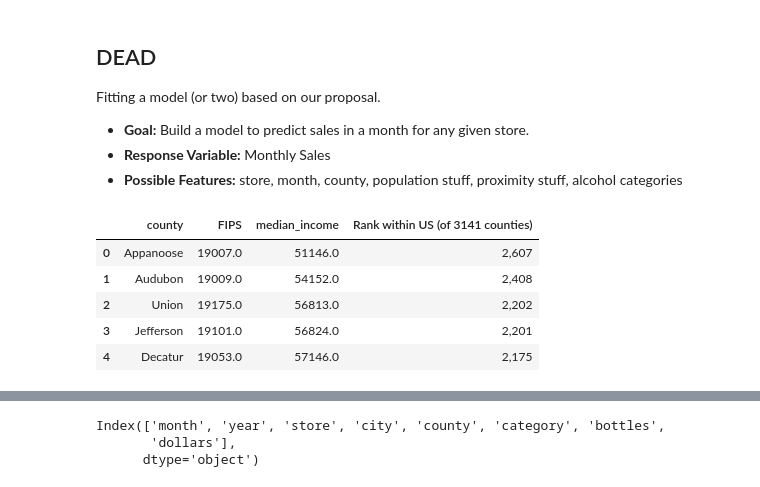
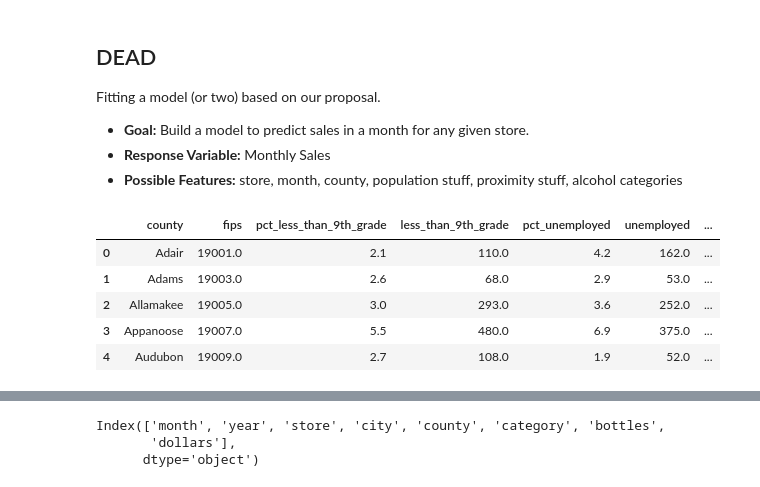
Before and after one commit to nicoleeyee/Data-403-Project-1, a Jupyter notebook: code/dead_model_fitting.ipynb, the cells around one changed output, grey strips where cells are left out. Drawn from its saved outputs; the diff is of its cells as text; code cells hidden in the pictures.

```diff
--- a/code/dead_model_fitting.ipynb
+++ b/code/dead_model_fitting.ipynb
@@ -47,21 +47,46 @@ con.execute(
 """
 )
 prox = con.execute("SELECT * FROM proximity").df()
-# %%
-income = pd.read_csv("../data/HDPulse_data_export.csv")
-
-income["County"] = income["County"].str.replace(r"\s+County$", "", regex=True)
-income.rename(columns={
-    "County": "county",
-    "Value (Dollars)": "median_income"
-}, inplace=True)
-income["median_income"] = income["median_income"].str.replace(",", "").astype(float)
-
-income.head()
-# %% [output]
-|  | county | FIPS | median_income | Rank within US (of 3141 counties) |
-| 0 | Appanoose | 19007.0 | 51146.0 | 2,607 |
-| 1 | Audubon | 19009.0 | 54152.0 | 2,408 |
-| 2 | Union | 19175.0 | 56813.0 | 2,202 |
-| 3 | Jefferson | 19101.0 | 56824.0 | 2,201 |
-| 4 | Decatur | 19053.0 | 57146.0 | 2,175 |
+# %%
+socioeconomic = pd.read_csv("../data/HDPulse_socioeconomic_data.csv")
+
+socioeconomic["County"] = socioeconomic["County"].str.replace(r"\s+County$", "", regex=True)
+socioeconomic.rename(columns={
+    "County": "county",
+    "FIPS": "fips",
+    "% People (Education: Less Than 9th Grade)": "pct_less_than_9th_grade",
+    "People (Education: Less Than 9th Grade)": "less_than_9th_grade",
+    "% People (Unemployed)": "pct_unemployed",
+    "People (Unemployed)": "unemployed",
+    "% People (Below Poverty)": "pct_below_poverty",
+    "People (Below Poverty)": "below_poverty",
+    "% People (<150% Of Poverty)": "pct_below_150pct_poverty",
+    "People (<150% Of Poverty)": "below_150pct_poverty",
+    "% Families (Below Poverty)": "pct_families_below_poverty",
+    "Families (Below Poverty)": "families_below_poverty",
+    "% People (White)": "pct_white",
+    "People (White)": "white",
+    "% People (Hispanic)": "pct_hispanic",
+    "People (Hispanic)": "hispanic",
+    "% People (Foreign Born)": "pct_foreign_born",
+    "People (Foreign Born)": "foreign_born",
+    "% People (Black)": "pct_black",
+    "People (Black)": "black",
+    "% People (API)": "pct_api",
+    "People (API)": "api",
+    "% People (AI/AN)": "pct_aian",
+    "People (AI/AN)": "aian",
+    "% Households (language Isolation)": "pct_language_isolation",
+    "Households (language Isolation)": "language_isolation",
+    "% People(Education: Less Than High School)": "pct_less_than_high_school",
+    "People(Education: Less Than High School)": "less_than_high_school",
+    "% People (Education: At Least Bachelor's Degree)": "pct_at_bachelor_degree"
+}, inplace=True)
+socioeconomic.head()
+# %% [output]
+|  | county | fips | pct_less_than_9th_grade | less_than_9th_grade | pct_unemployed | unemployed | ... |
+| 0 | Adair | 19001.0 | 2.1 | 110.0 | 4.2 | 162.0 | ... |
+| 1 | Adams | 19003.0 | 2.6 | 68.0 | 2.9 | 53.0 | ... |
+| 2 | Allamakee | 19005.0 | 3.0 | 293.0 | 3.6 | 252.0 | ... |
+| 3 | Appanoose | 19007.0 | 5.5 | 480.0 | 6.9 | 375.0 | ... |
+| 4 | Audubon | 19009.0 | 2.7 | 108.0 | 1.9 | 52.0 | ... |
```
Also changed, not shown: parts of 20 cells of this notebook, 3 other files.
